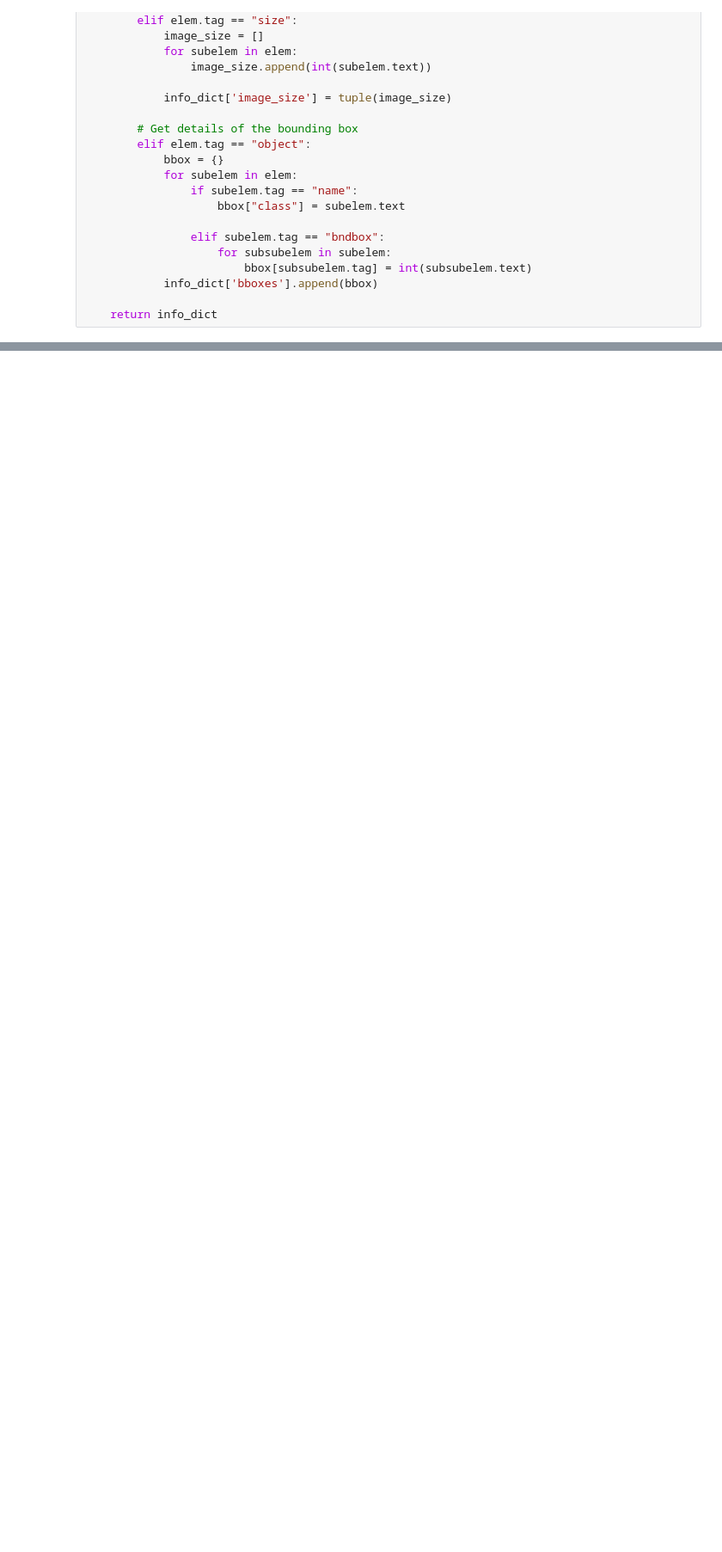
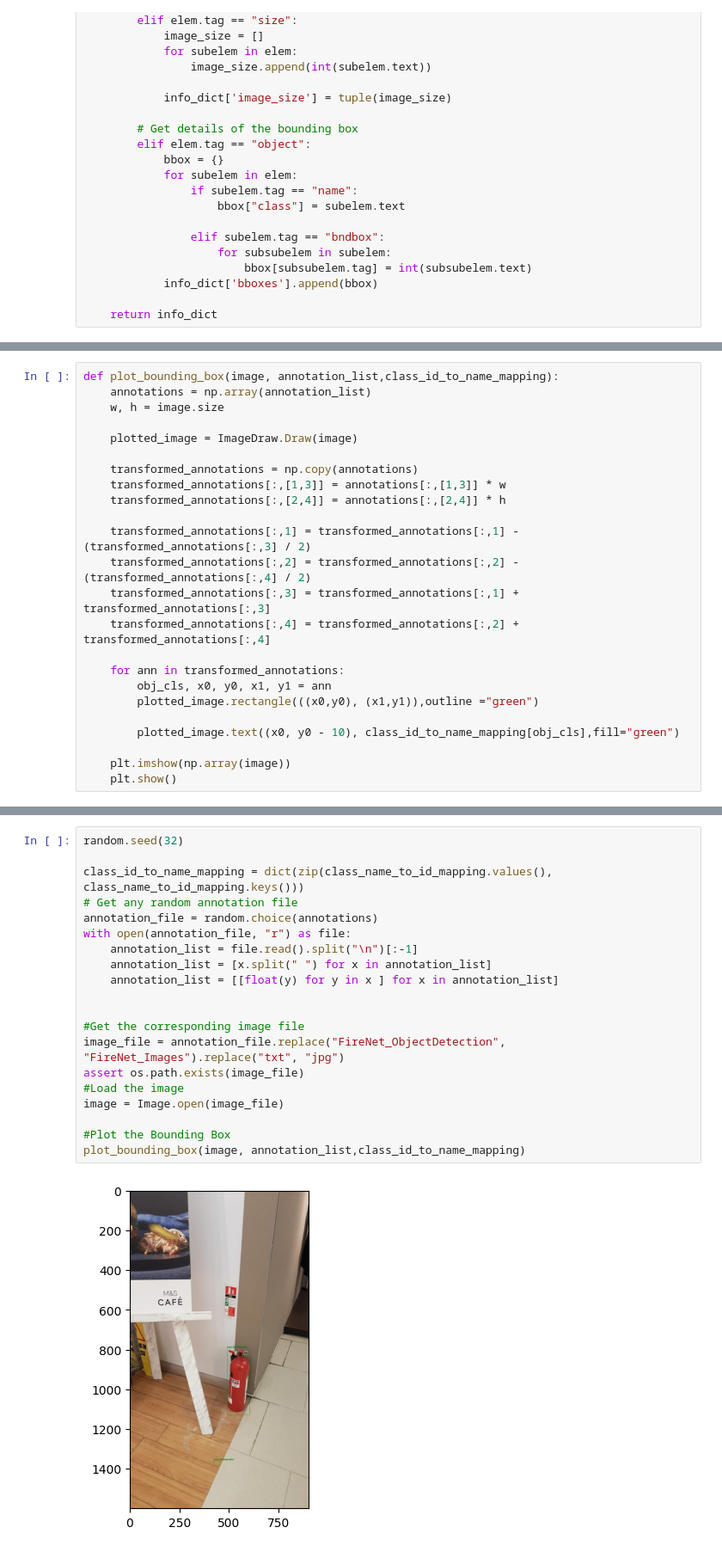
Before and after one commit to jacob-m-nash/Fire-Detector-Training, a Jupyter notebook: src/train.ipynb, the cells around one changed output, grey strips where cells are left out. Shown: that part at 86% size. Drawn from its saved outputs; the diff is of its cells as text; blank space fills up the shorter version.

```diff
--- a/src/train.ipynb
+++ b/src/train.ipynb
@@ -153,0 +155,24 @@ annotations = [os.path.join('..\data\FireNet_ObjectDetection', x) for x in os.li
+# %%
+def plot_bounding_box(image, annotation_list,class_id_to_name_mapping):
+    annotations = np.array(annotation_list)
+    w, h = image.size
+
+    plotted_image = ImageDraw.Draw(image)
+
+    transformed_annotations = np.copy(annotations)
+    transformed_annotations[:,[1,3]] = annotations[:,[1,3]] * w
+    transformed_annotations[:,[2,4]] = annotations[:,[2,4]] * h
+
+    transformed_annotations[:,1] = transformed_annotations[:,1] - (transformed_annotations[:,3] / 2)
+    transformed_annotations[:,2] = transformed_annotations[:,2] - (transformed_annotations[:,4] / 2)
+    transformed_annotations[:,3] = transformed_annotations[:,1] + transformed_annotations[:,3]
+    transformed_annotations[:,4] = transformed_annotations[:,2] + transformed_annotations[:,4]
+
+    for ann in transformed_annotations:
+        obj_cls, x0, y0, x1, y1 = ann
+        plotted_image.rectangle(((x0,y0), (x1,y1)),outline ="green")
+
+        plotted_image.text((x0, y0 - 10), class_id_to_name_mapping[obj_cls],fill="green")
+
+    plt.imshow(np.array(image))
+    plt.show()
@@ -153,0 +181,22 @@ annotations = [os.path.join('..\data\FireNet_ObjectDetection', x) for x in os.li
+# %%
+random.seed(32)
+
+class_id_to_name_mapping = dict(zip(class_name_to_id_mapping.values(), class_name_to_id_mapping.keys()))
+# Get any random annotation file
+annotation_file = random.choice(annotations)
+with open(annotation_file, "r") as file:
+    annotation_list = file.read().split("\n")[:-1]
+    annotation_list = [x.split(" ") for x in annotation_list]
+    annotation_list = [[float(y) for y in x ] for x in annotation_list]
+
+
+#Get the corresponding image file
+image_file = annotation_file.replace("FireNet_ObjectDetection", "FireNet_Images").replace("txt", "jpg")
+assert os.path.exists(image_file)
+#Load the image
+image = Image.open(image_file)
+
+#Plot the Bounding Box
+plot_bounding_box(image, annotation_list,class_id_to_name_mapping)
+# %% [output]
+[figure, added]
```
Also changed, not shown: parts of 19 cells of this notebook, 2 other files.
